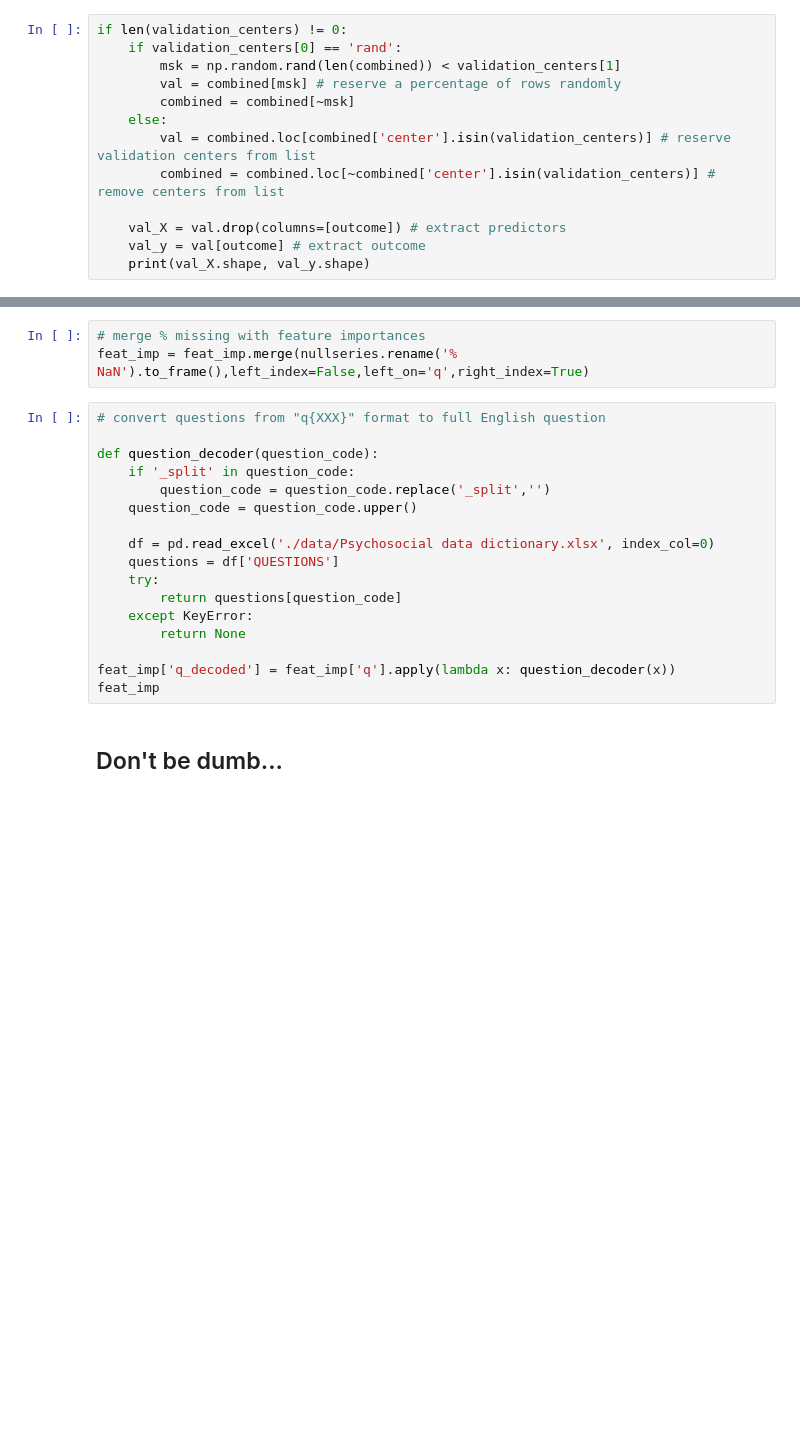
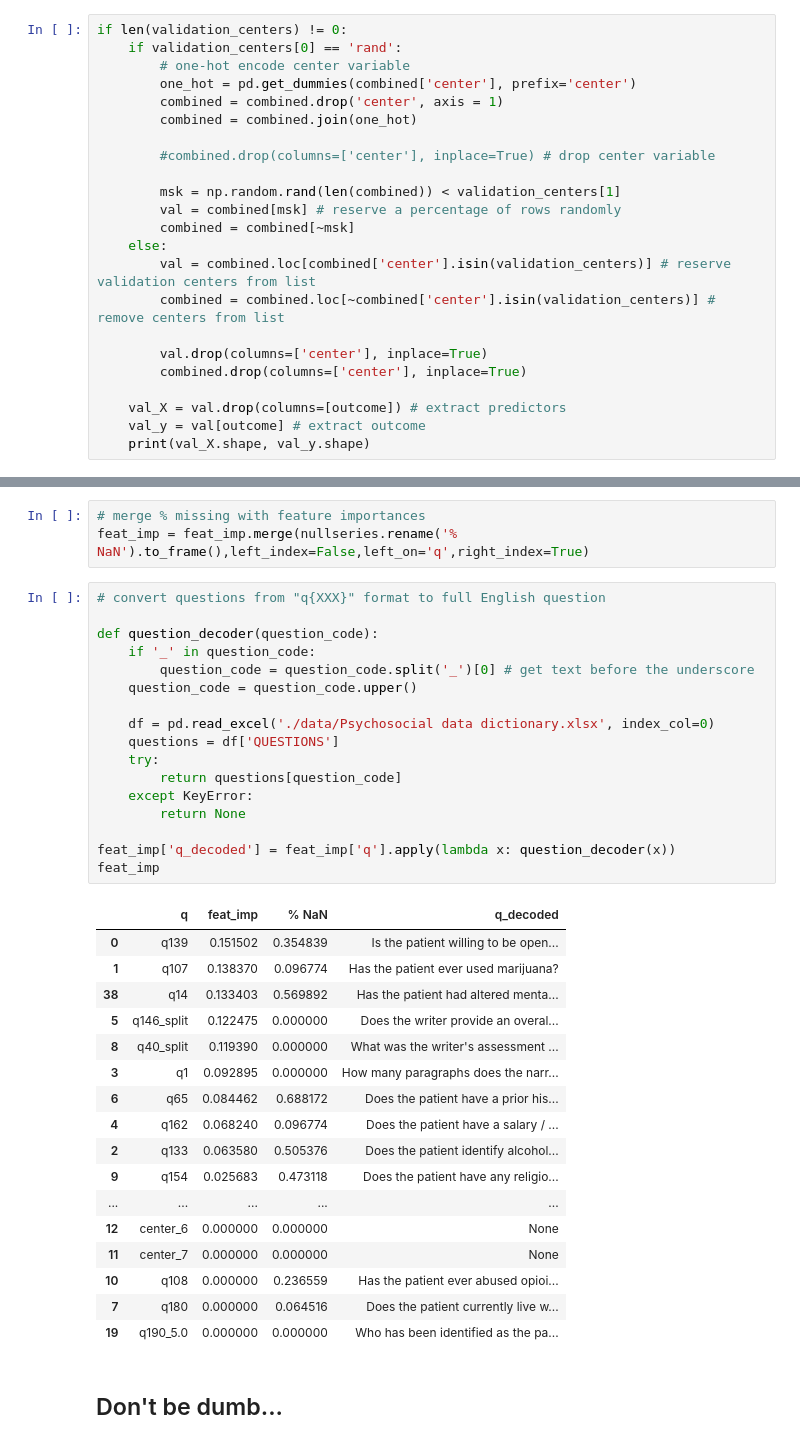
Before and after one commit to prathikr/CAIS-Liver-Transplant, a Jupyter notebook: mvp.ipynb, the cells around one changed output, grey strips where cells are left out. Drawn from its saved outputs; the diff is of its cells as text; blank space fills up the shorter version.

```diff
--- a/mvp.ipynb
+++ b/mvp.ipynb
@@ -230,6 +253,13 @@ combined.to_csv('./data/data_final.csv') # checkpoint data
 # %%
 if len(validation_centers) != 0:
     if validation_centers[0] == 'rand':
+        # one-hot encode center variable
+        one_hot = pd.get_dummies(combined['center'], prefix='center')
+        combined = combined.drop('center', axis = 1)
+        combined = combined.join(one_hot)
+
+        #combined.drop(columns=['center'], inplace=True) # drop center variable
+
         msk = np.random.rand(len(combined)) < validation_centers[1]
         val = combined[msk] # reserve a percentage of rows randomly
         combined = combined[~msk]
@@ -237,6 +267,9 @@ if len(validation_centers) != 0:
         val = combined.loc[combined['center'].isin(validation_centers)] # reserve validation centers from list
         combined = combined.loc[~combined['center'].isin(validation_centers)] # remove centers from list
 
+        val.drop(columns=['center'], inplace=True)
+        combined.drop(columns=['center'], inplace=True)
+
     val_X = val.drop(columns=[outcome]) # extract predictors
     val_y = val[outcome] # extract outcome
     print(val_X.shape, val_y.shape)
@@ -402,20 +488,38 @@ feat_imp = feat_imp.merge(nullseries.rename('% NaN').to_frame(),left_index=False
 # %%
 # convert questions from "q{XXX}" format to full English question
 
 def question_decoder(question_code):
-    if '_split' in question_code:
-        question_code = question_code.replace('_split','')
+    if '_' in question_code:
+        question_code = question_code.split('_')[0] # get text before the underscore
     question_code = question_code.upper()
 
     df = pd.read_excel('./data/Psychosocial data dictionary.xlsx', index_col=0)
     questions = df['QUESTIONS']
     try:
         return questions[question_code]
     except KeyError:
         return None
 
 feat_imp['q_decoded'] = feat_imp['q'].apply(lambda x: question_decoder(x))
 feat_imp
+# %% [output]
+|  | q | feat_imp | % NaN | q_decoded |
+| 0 | q139 | 0.151502 | 0.354839 | Is the patient willing to be open... |
+| 1 | q107 | 0.138370 | 0.096774 | Has the patient ever used marijuana? |
+| 38 | q14 | 0.133403 | 0.569892 | Has the patient had altered menta... |
+| 5 | q146_split | 0.122475 | 0.000000 | Does the writer provide an overal... |
+| 8 | q40_split | 0.119390 | 0.000000 | What was the writer's assessment ... |
+| 3 | q1 | 0.092895 | 0.000000 | How many paragraphs does the narr... |
+| 6 | q65 | 0.084462 | 0.688172 | Does the patient have a prior his... |
+| 4 | q162 | 0.068240 | 0.096774 | Does the patient have a salary / ... |
+| 2 | q133 | 0.063580 | 0.505376 | Does the patient identify alcohol... |
+| 9 | q154 | 0.025683 | 0.473118 | Does the patient have any religio... |
+| ... | ... | ... | ... | ... |
+| 12 | center_6 | 0.000000 | 0.000000 | None |
+| 11 | center_7 | 0.000000 | 0.000000 | None |
+| 10 | q108 | 0.000000 | 0.236559 | Has the patient ever abused opioi... |
+| 7 | q180 | 0.000000 | 0.064516 | Does the patient currently live w... |
+| 19 | q190_5.0 | 0.000000 | 0.000000 | Who has been identified as the pa... |
 # %% [markdown]
 ## Don't be dumb...
 # %%
```
Also changed, not shown: parts of 19 cells of this notebook, 5 other files.
